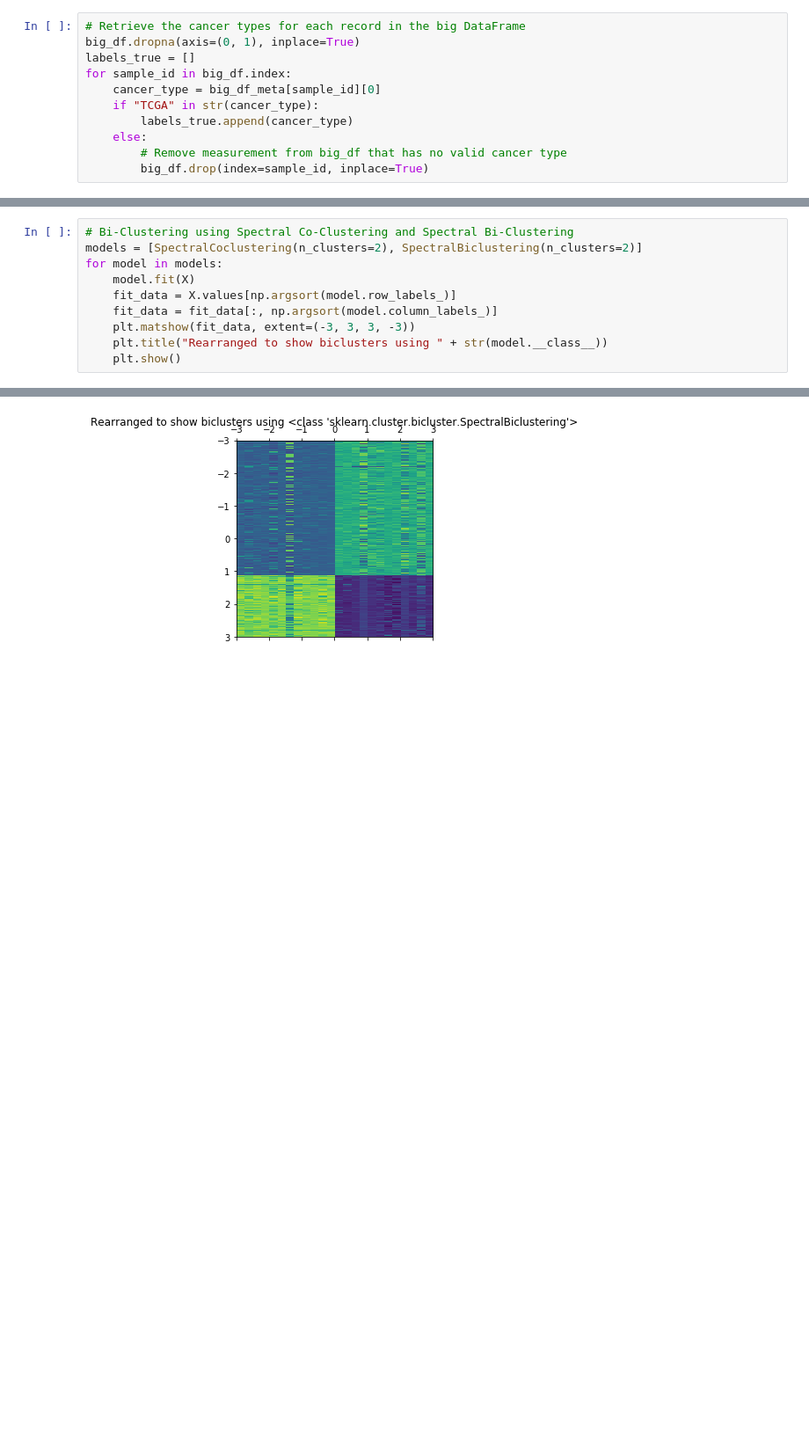
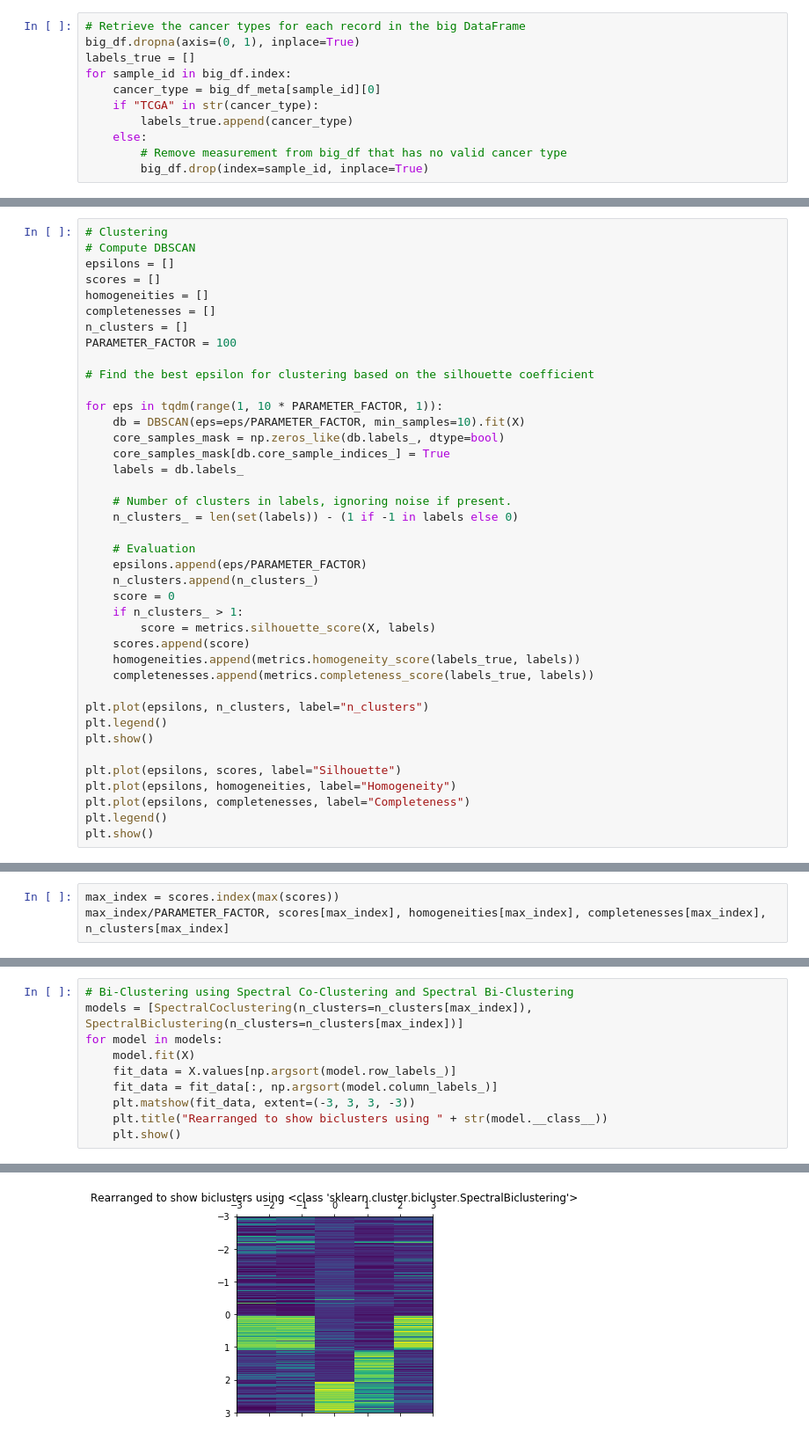
Before and after one commit to WGierke/bicluster_gene_expressions, a Jupyter notebook: notebooks/1.0-big-tumor-dataset.ipynb, the cells around one changed output, grey strips where cells are left out. Shown: that part at 88% size. Drawn from its saved outputs; the diff is of its cells as text; blank space fills up the shorter version.

Commit message:
Cluster all 8 classes of the big dataset

```diff
--- a/notebooks/1.0-big-tumor-dataset.ipynb
+++ b/notebooks/1.0-big-tumor-dataset.ipynb
@@ -99,0 +113,40 @@ plt.show()
+# %%
+# Clustering
+# Compute DBSCAN
+epsilons = []
+scores = []
+homogeneities = []
+completenesses = []
+n_clusters = []
+PARAMETER_FACTOR = 100
+
+# Find the best epsilon for clustering based on the silhouette coefficient
+
+for eps in tqdm(range(1, 10 * PARAMETER_FACTOR, 1)):
+    db = DBSCAN(eps=eps/PARAMETER_FACTOR, min_samples=10).fit(X)
+    core_samples_mask = np.zeros_like(db.labels_, dtype=bool)
+    core_samples_mask[db.core_sample_indices_] = True
+    labels = db.labels_
+
+    # Number of clusters in labels, ignoring noise if present.
+    n_clusters_ = len(set(labels)) - (1 if -1 in labels else 0)
+
+    # Evaluation
+    epsilons.append(eps/PARAMETER_FACTOR)
+    n_clusters.append(n_clusters_)
+    score = 0
+    if n_clusters_ > 1:
+        score = metrics.silhouette_score(X, labels)
+    scores.append(score)
+    homogeneities.append(metrics.homogeneity_score(labels_true, labels))
+    completenesses.append(metrics.completeness_score(labels_true, labels))
+
+plt.plot(epsilons, n_clusters, label="n_clusters")
+plt.legend()
+plt.show()
+
+plt.plot(epsilons, scores, label="Silhouette")
+plt.plot(epsilons, homogeneities, label="Homogeneity")
+plt.plot(epsilons, completenesses, label="Completeness")
+plt.legend()
+plt.show()
@@ -99,0 +156,3 @@ plt.show()
+# %%
+max_index = scores.index(max(scores))
+max_index/PARAMETER_FACTOR, scores[max_index], homogeneities[max_index], completenesses[max_index], n_clusters[max_index]
@@ -129,6 +190,6 @@ Silhouette Coefficient: 0.784
 # %%
 # Bi-Clustering using Spectral Co-Clustering and Spectral Bi-Clustering
-models = [SpectralCoclustering(n_clusters=2), SpectralBiclustering(n_clusters=2)]
+models = [SpectralCoclustering(n_clusters=n_clusters[max_index]), SpectralBiclustering(n_clusters=n_clusters[max_index])]
 for model in models:
     model.fit(X)
     fit_data = X.values[np.argsort(model.row_labels_)]
@@ -141 +202 @@ for model in models:
-[figure, old version]
+[figure, new version]
```
Also changed, not shown: parts of 10 cells of this notebook.
